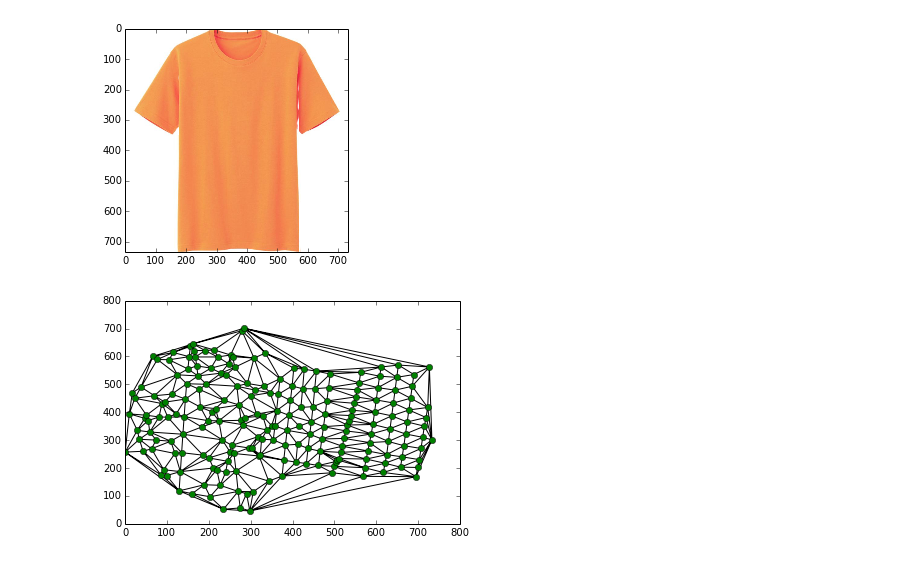
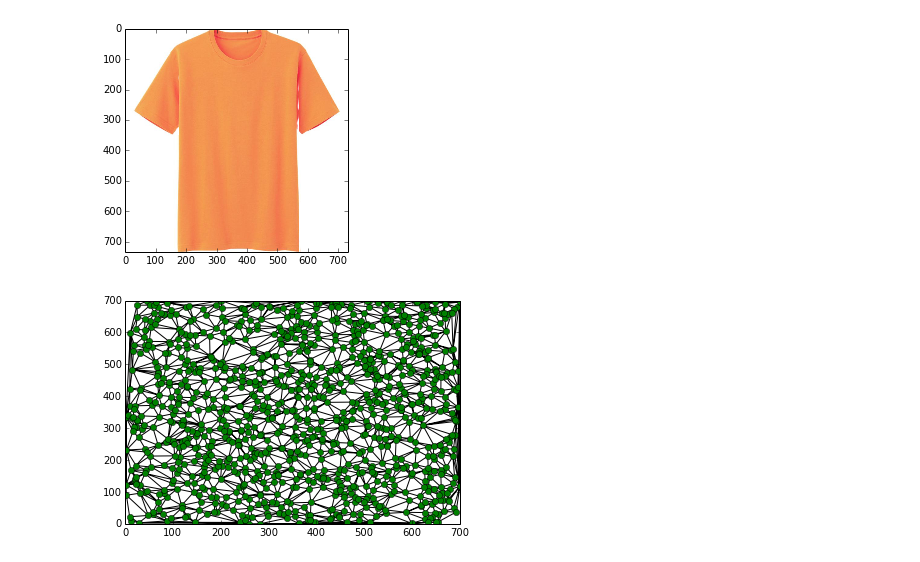
Before and after one commit to skp2/AM207-Project, a Jupyter notebook: ipython/2D-3D Pattern stitching.ipynb, the cells around one changed output. Drawn from its saved outputs; the diff is of its cells as text; code cells hidden in the pictures.

```diff
--- a/ipython/2D-3D Pattern stitching.ipynb
+++ b/ipython/2D-3D Pattern stitching.ipynb
@@ -84,8 +80,11 @@ subsample = zip(visible[0][1::stride],visible[1][1::stride])
+# %%
+xs = np.random.uniform(0,700,1000)
+ys = np.random.uniform(0,700,1000)
 # %%
-triang = Delaunay(subsample)
+triang = Delaunay(zip(xs,ys))
 # %%
-plt.triplot(visible[0][1::stride], visible[1][1::stride], triang.simplices.copy())
-plt.plot(visible[0][1::stride], visible[1][1::stride], 'o')
+plt.triplot(xs,ys, triang.simplices.copy())
+plt.plot(xs,ys, 'o')
 plt.show()
 # %% [output]
-[figure, old version]
+[figure, new version]
```
Also changed, not shown: parts of 7 cells of this notebook, 1 other file.
